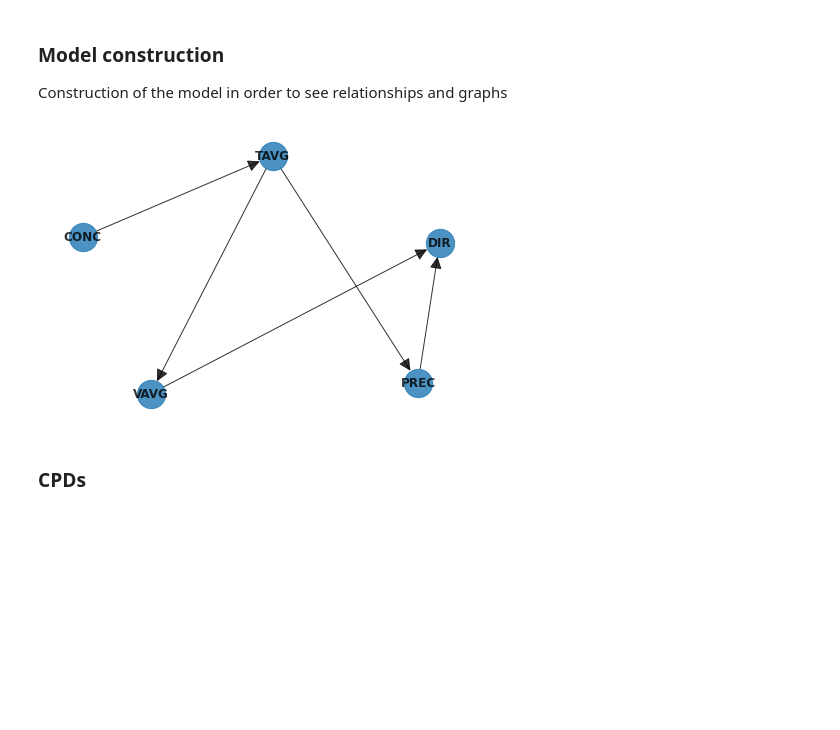
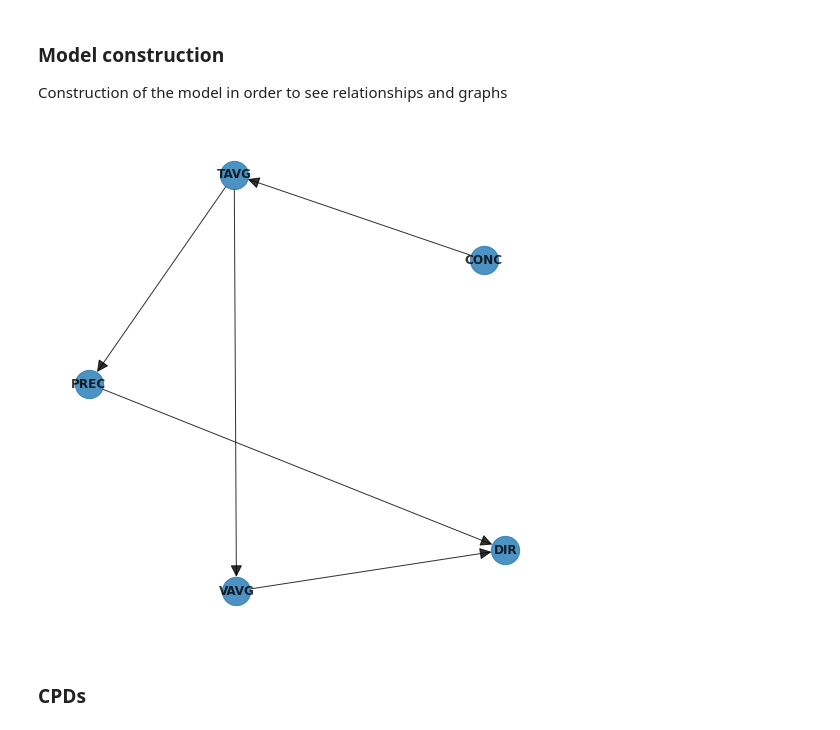
Before and after one commit to CrisSherban/Pollen, a Jupyter notebook: src/network.ipynb, the cells around one changed output. Saved outputs shown, nothing was run; the diff lists cells and outputs as text; code cells hidden in the pictures; blank space fills up the shorter version.

Commit message:
added plots

```diff
--- a/src/network.ipynb
+++ b/src/network.ipynb
@@ -81,14 +81,16 @@ Construction of the model in order to see relationships and graphs
 # %%
 scoring_method = K2Score(data=pollen_data)
 est = HillClimbSearch(data=pollen_data)
 estimated_model = est.estimate(scoring_method=scoring_method,
                                max_indegree=4, max_iter=int(1e4))
 
+fig = plt.figure(figsize=(7, 7))
 nx.draw(estimated_model, with_labels=True, arrowsize=25,
         node_size=800, alpha=0.8, font_weight='bold')
+plt.savefig(f"{project_cwd}/out/network.png")
 plt.show()
 # %% [output]
-[figure, old version]
+[figure, new version]
 # %% [markdown]
 ### CPDs
 # %%
```
Also changed, not shown: parts of 4 cells of this notebook, 6 other files.
